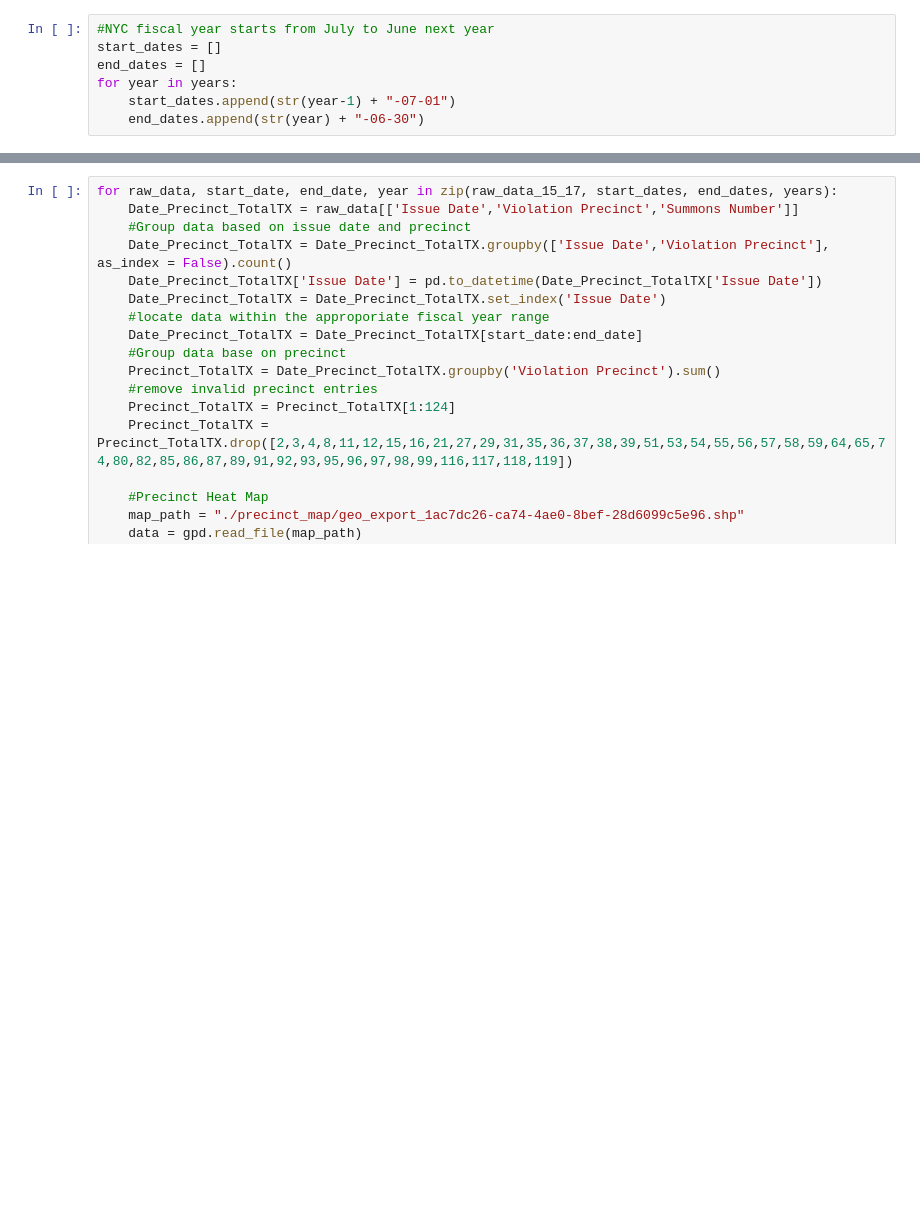
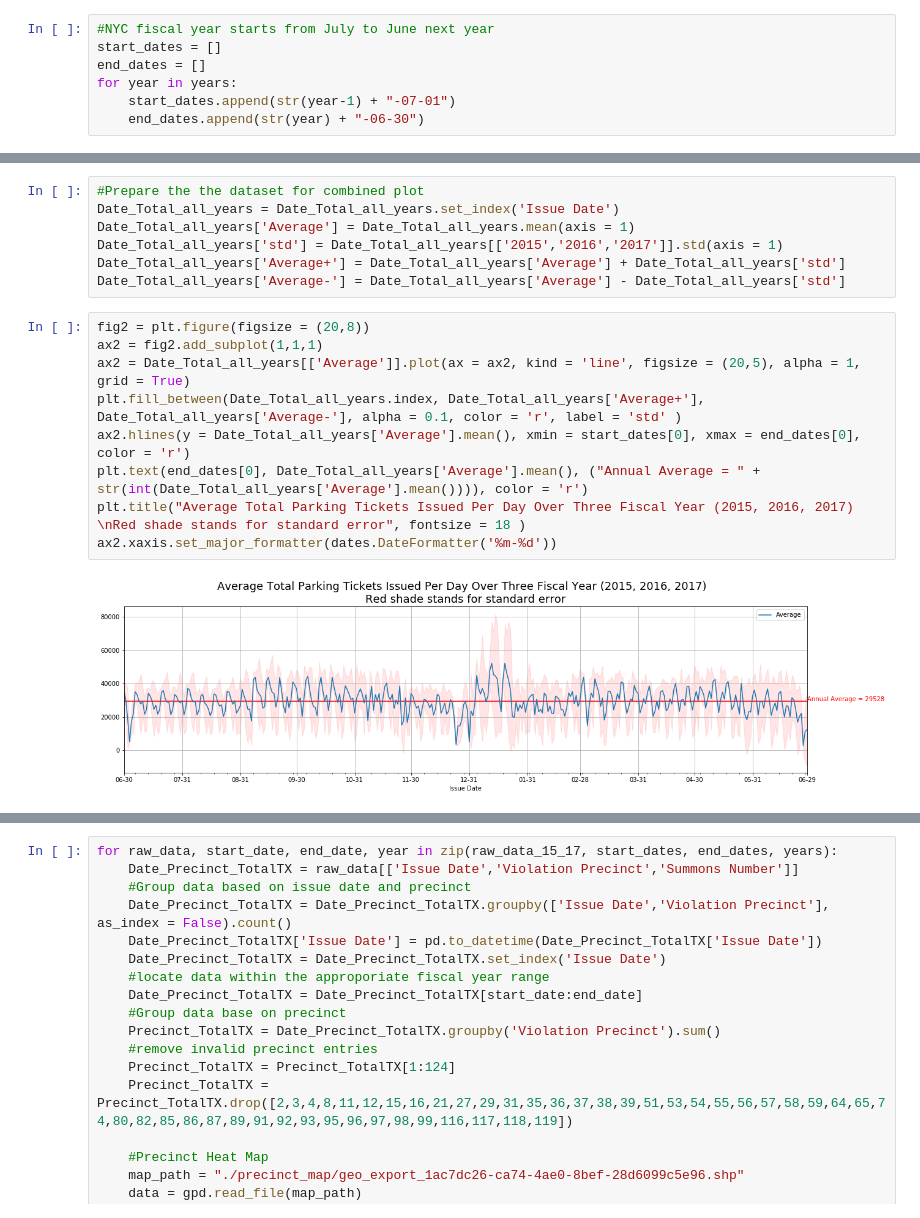
Before and after one commit to siuyik11/NYC_parking_ticket_analysis, a Jupyter notebook: NYC_parking_ticket_analysis.ipynb, the cells around one changed output, grey strips where cells are left out. Cells and saved outputs as stored; diff of their text form; blank space fills up the shorter version.

```diff
--- a/NYC_parking_ticket_analysis.ipynb
+++ b/NYC_parking_ticket_analysis.ipynb
@@ -305,0 +147,18 @@ for i in [21,36,38]:
+# %%
+#Prepare the the dataset for combined plot
+Date_Total_all_years = Date_Total_all_years.set_index('Issue Date')
+Date_Total_all_years['Average'] = Date_Total_all_years.mean(axis = 1)
+Date_Total_all_years['std'] = Date_Total_all_years[['2015','2016','2017']].std(axis = 1)
+Date_Total_all_years['Average+'] = Date_Total_all_years['Average'] + Date_Total_all_years['std']
+Date_Total_all_years['Average-'] = Date_Total_all_years['Average'] - Date_Total_all_years['std']
+# %%
+fig2 = plt.figure(figsize = (20,8))
+ax2 = fig2.add_subplot(1,1,1)
+ax2 = Date_Total_all_years[['Average']].plot(ax = ax2, kind = 'line', figsize = (20,5), alpha = 1, grid = True)
+plt.fill_between(Date_Total_all_years.index, Date_Total_all_years['Average+'], Date_Total_all_years['Average-'], alpha = 0.1, color = 'r', label = 'std' )
+ax2.hlines(y = Date_Total_all_years['Average'].mean(), xmin = start_dates[0], xmax = end_dates[0], color = 'r')
+plt.text(end_dates[0], Date_Total_all_years['Average'].mean(), ("Annual Average = " + str(int(Date_Total_all_years['Average'].mean()))), color = 'r')
+plt.title("Average Total Parking Tickets Issued Per Day Over Three Fiscal Year (2015, 2016, 2017)  \nRed shade stands for standard error", fontsize = 18 )
+ax2.xaxis.set_major_formatter(dates.DateFormatter('%m-%d'))
+# %% [output]
+[figure, added]
```
Also changed, not shown: parts of 51 cells of this notebook.
